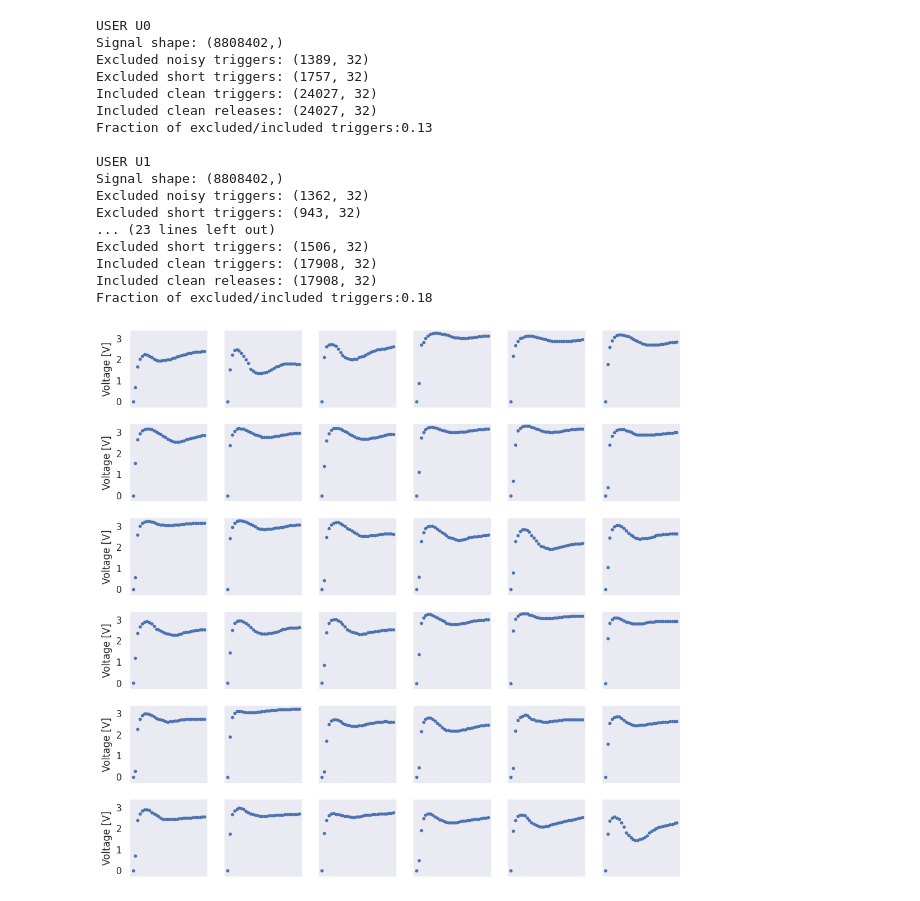
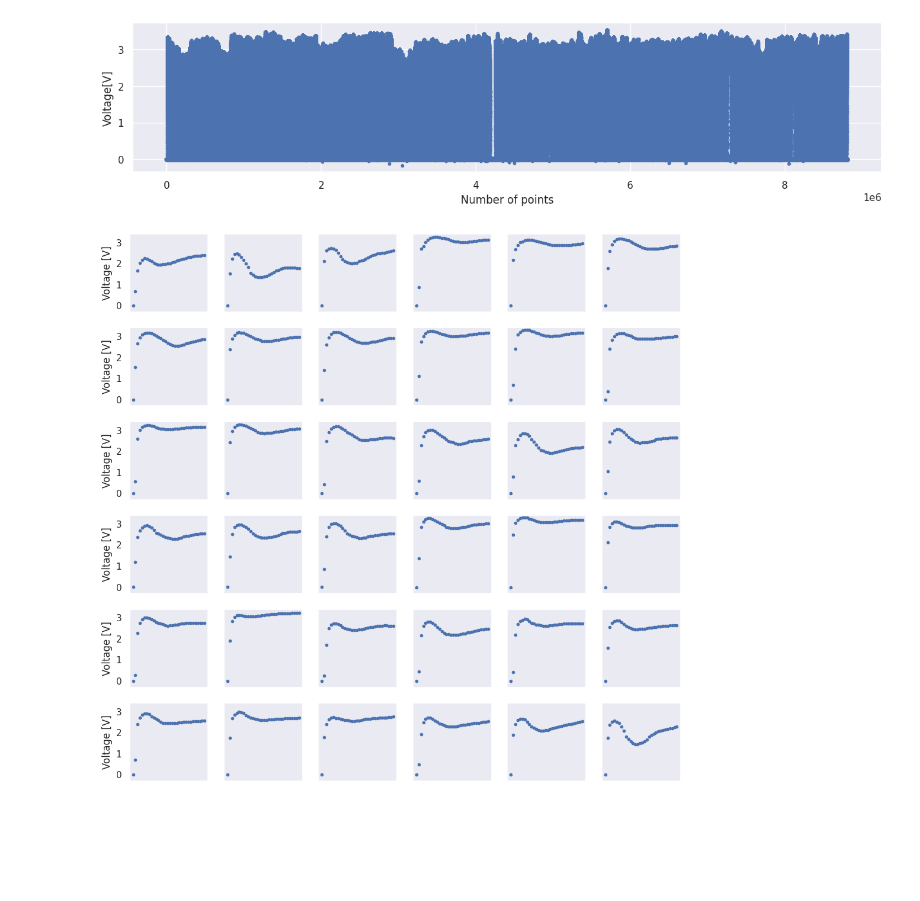
Before and after one commit to GuiMacielPereira/sensor_ML, a Jupyter notebook: notebooks/01_data_processing.sync.ipynb, the cells around one changed output. Saved outputs shown, nothing was run; the diff lists cells and outputs as text; code cells hidden in the pictures; blank space fills up the shorter version.

```diff
--- a/notebooks/01_data_processing.sync.ipynb
+++ b/notebooks/01_data_processing.sync.ipynb
@@ -13,27 +13,11 @@ data = np.load((path))
 # %%
 # Look at a few triggers of one of the users
 key = list(data.keys())[0]
 TR = TriggersAndReleases(data)
-# TR.plot_signal(key)
-TR.run()
+TR.plot_signal(key)
+#TR.run()
 # %% [output]
-USER U0
-Signal shape: (8808402,)
-Excluded noisy triggers: (1389, 32)
-Excluded short triggers: (1757, 32)
-Included clean triggers: (24027, 32)
-Included clean releases: (24027, 32)
-Fraction of excluded/included triggers:0.13
-
-USER U1
-Signal shape: (8808402,)
-Excluded noisy triggers: (1362, 32)
-Excluded short triggers: (943, 32)
-... (23 lines left out)
-Excluded short triggers: (1506, 32)
-Included clean triggers: (17908, 32)
-Included clean releases: (17908, 32)
-Fraction of excluded/included triggers:0.18
+[figure, added]
 # %%
 # Look at an interactive plot
 # from bokeh.plotting import figure, show
```
Also changed, not shown: 32 other files.
